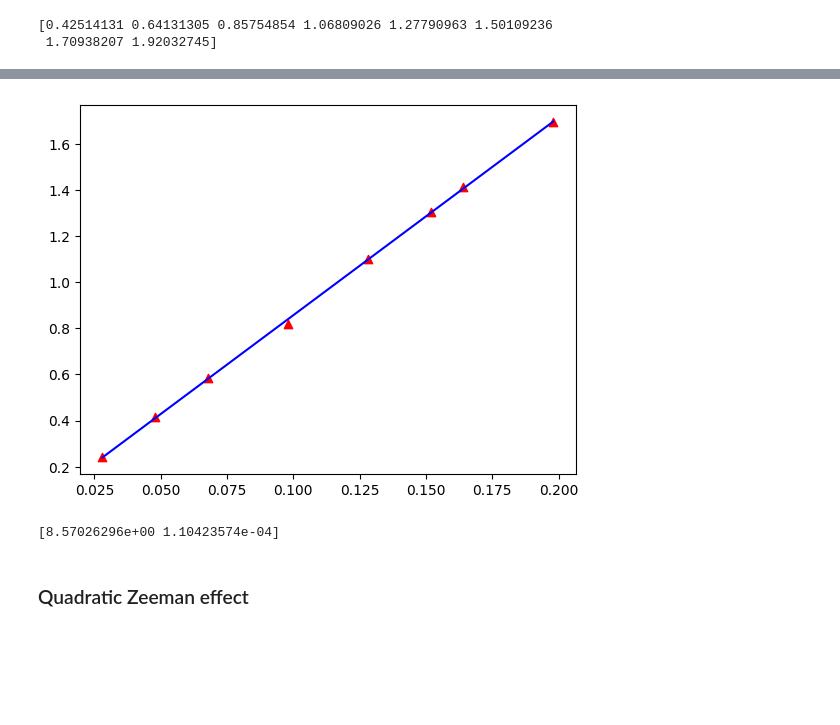
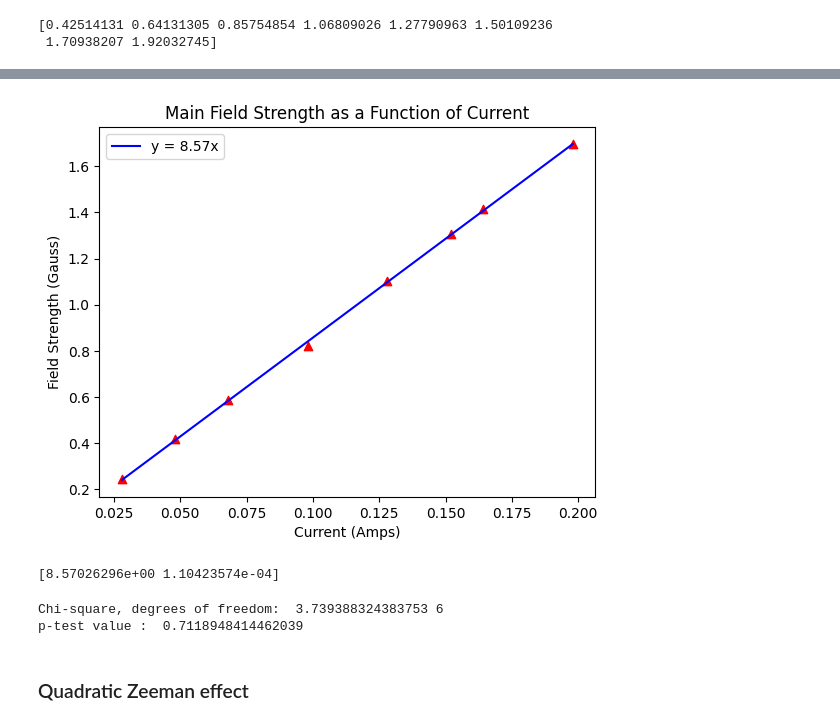
Before and after one commit to 001hazel/Phys-134, a Jupyter notebook: Optical_Pumping_Data_Analysis.ipynb, the cells around one changed output, grey strips where cells are left out. Drawn from its saved outputs; the diff is of its cells as text; code cells hidden in the pictures; blank space fills up the shorter version.

```diff
--- a/Optical_Pumping_Data_Analysis.ipynb
+++ b/Optical_Pumping_Data_Analysis.ipynb
@@ -134,7 +186,13 @@ params_4, covariance_4 = scipy.optimize.curve_fit(linear,main_current,main_field
 main_line = linear(main_current,*params_4)
 # %%
 plt.figure()
-plt.plot(main_current,main_line,color='blue')
+plt.plot(main_current,main_line,color='blue',label = 'y = {:.2f}x'.format(params_4[0],params_4[1]))
 plt.scatter(main_current,main_field,marker='^',color='red')
+plt.xlabel('Current (Amps)')
+plt.ylabel('Field Strength (Gauss)')
+plt.title('Main Field Strength as a Function of Current')
+plt.legend()
+plt.savefig('mainfieldcontribution.png')
+files.download('mainfieldcontribution.png')
 plt.show()
 # %% [output]
@@ -141,8 +201,17 @@ plt.show()
-[figure, old version]
+[figure, new version]
 # %%
 print(params_4)
 # %% [output]
 [8.57026296e+00 1.10423574e-04]
+# %%
+chisq = sum((main_field-main_line)**2/error_3**2)
+ndf = len(main_field)-len(params_4)
+
+print('Chi-square, degrees of freedom: ',chisq,ndf)
+print('p-test value : ',1.-stats.chi2.cdf(chisq,df=ndf))
+# %% [output]
+Chi-square, degrees of freedom:  3.739388324383753 6
+p-test value :  0.7118948414462039
 # %% [markdown]
 ### Quadratic Zeeman effect
 # %% [markdown]
```
Also changed, not shown: parts of 20 cells of this notebook.
